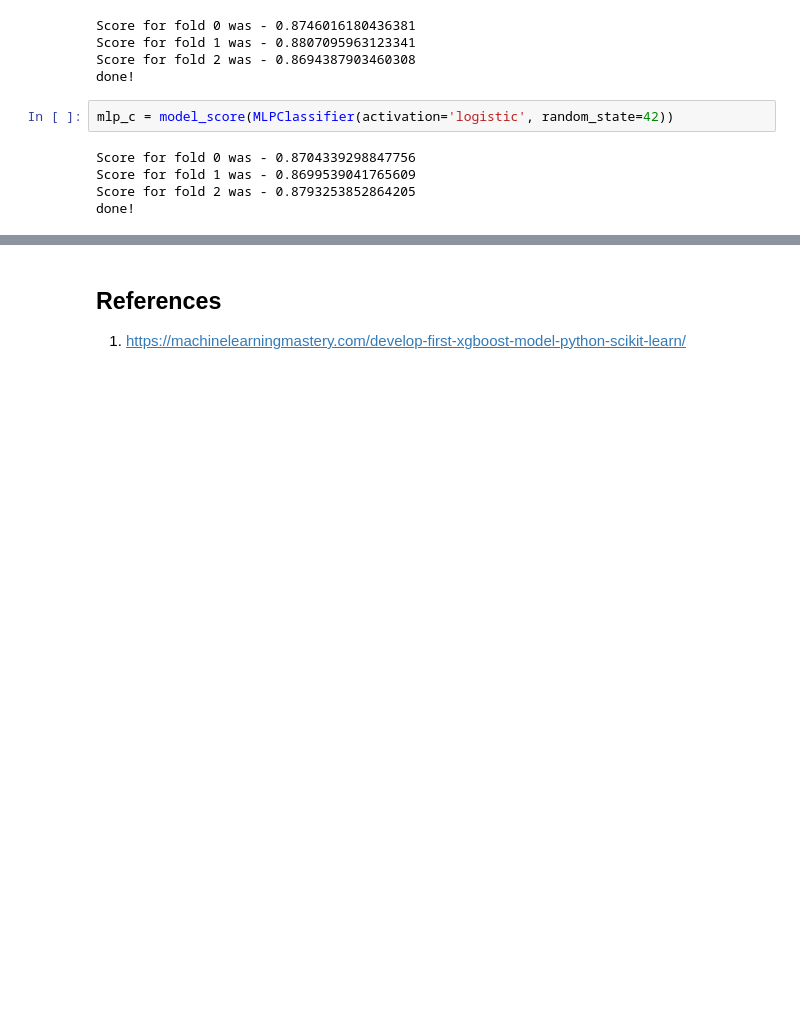
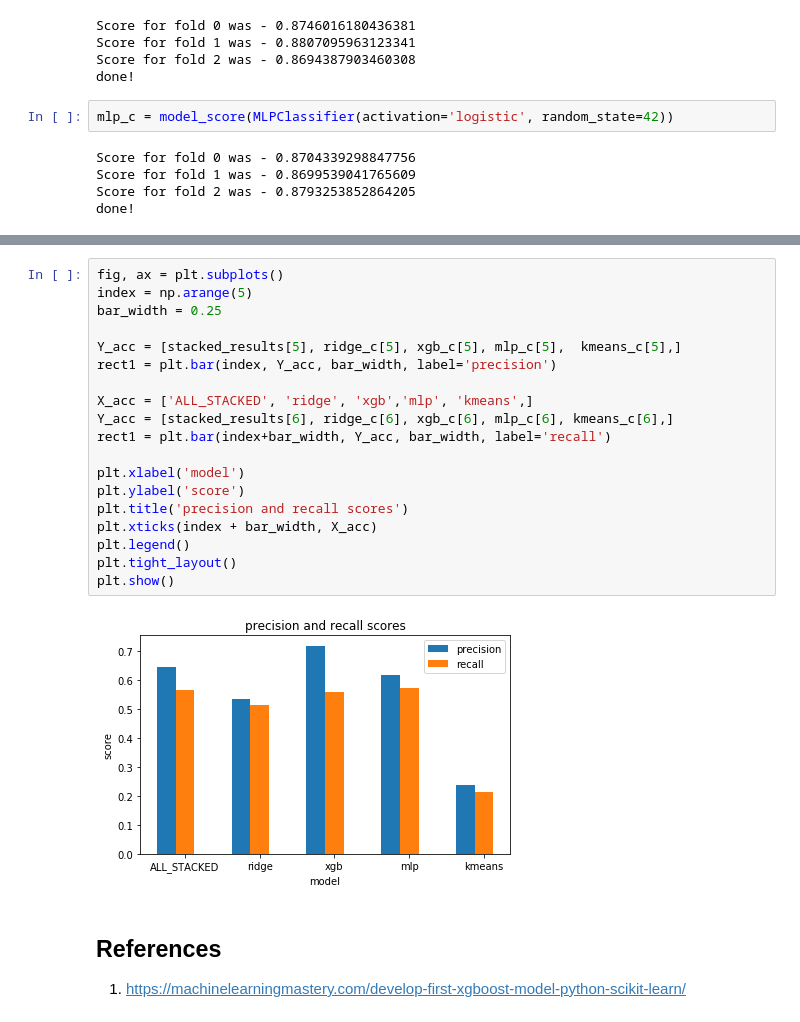
Before and after one commit to irfanhasan/461P-final-proj, a Jupyter notebook: fnc_kfold.ipynb, the cells around one changed output, grey strips where cells are left out. Cells and saved outputs as stored; diff of their text form; blank space fills up the shorter version.

```diff
--- a/fnc_kfold.ipynb
+++ b/fnc_kfold.ipynb
@@ -329,3 +439,24 @@ plt.show()
+# %%
+fig, ax = plt.subplots()
+index = np.arange(5)
+bar_width = 0.25
+
+Y_acc = [stacked_results[5], ridge_c[5], xgb_c[5], mlp_c[5],  kmeans_c[5],]
+rect1 = plt.bar(index, Y_acc, bar_width, label='precision')
+
+X_acc = ['ALL_STACKED', 'ridge', 'xgb','mlp', 'kmeans',]
+Y_acc = [stacked_results[6], ridge_c[6], xgb_c[6], mlp_c[6], kmeans_c[6],]
+rect1 = plt.bar(index+bar_width, Y_acc, bar_width, label='recall')
+
+plt.xlabel('model')
+plt.ylabel('score')
+plt.title('precision and recall scores')
+plt.xticks(index + bar_width, X_acc)
+plt.legend()
+plt.tight_layout()
+plt.show()
+# %% [output]
+[figure, added]
 # %% [markdown]
 ## References
 1. https://machinelearningmastery.com/develop-first-xgboost-model-python-scikit-learn/
```
Also changed, not shown: parts of 13 cells of this notebook.
